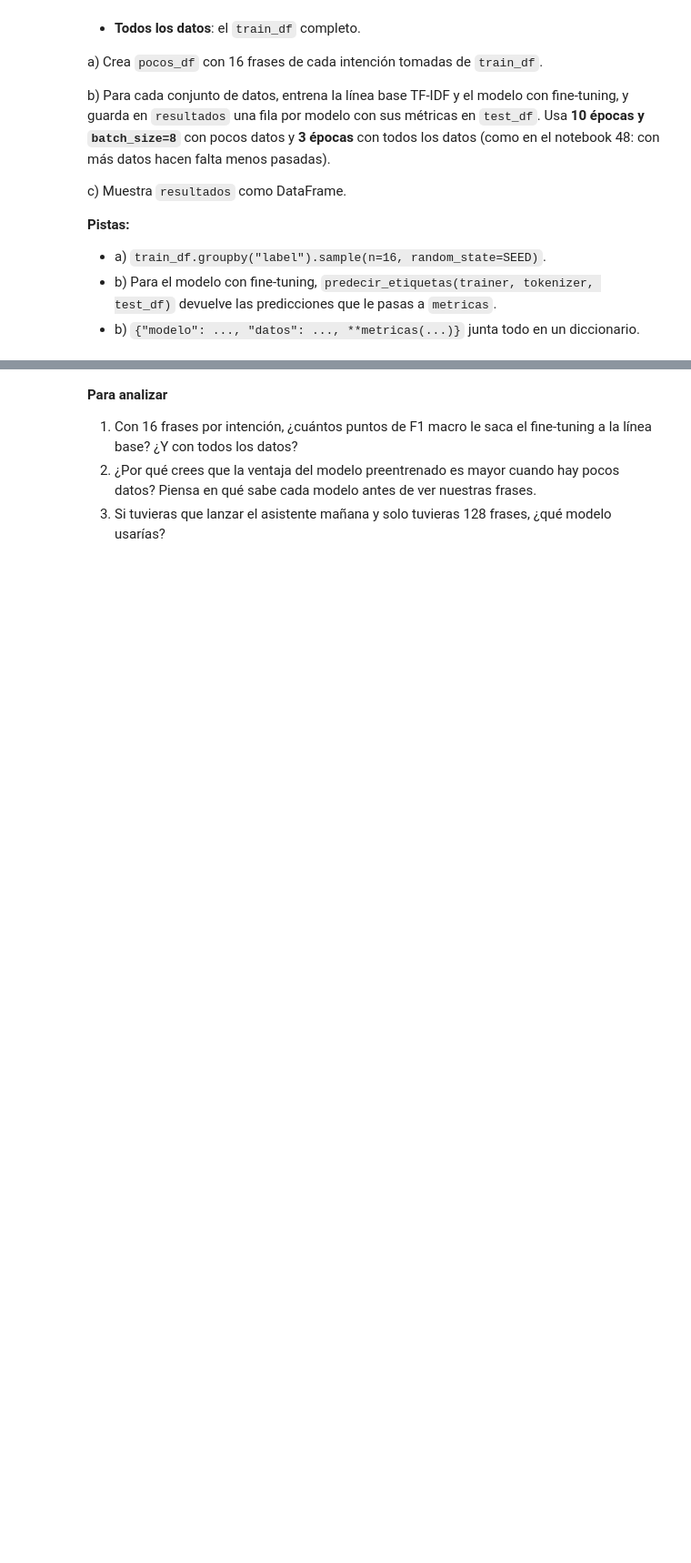
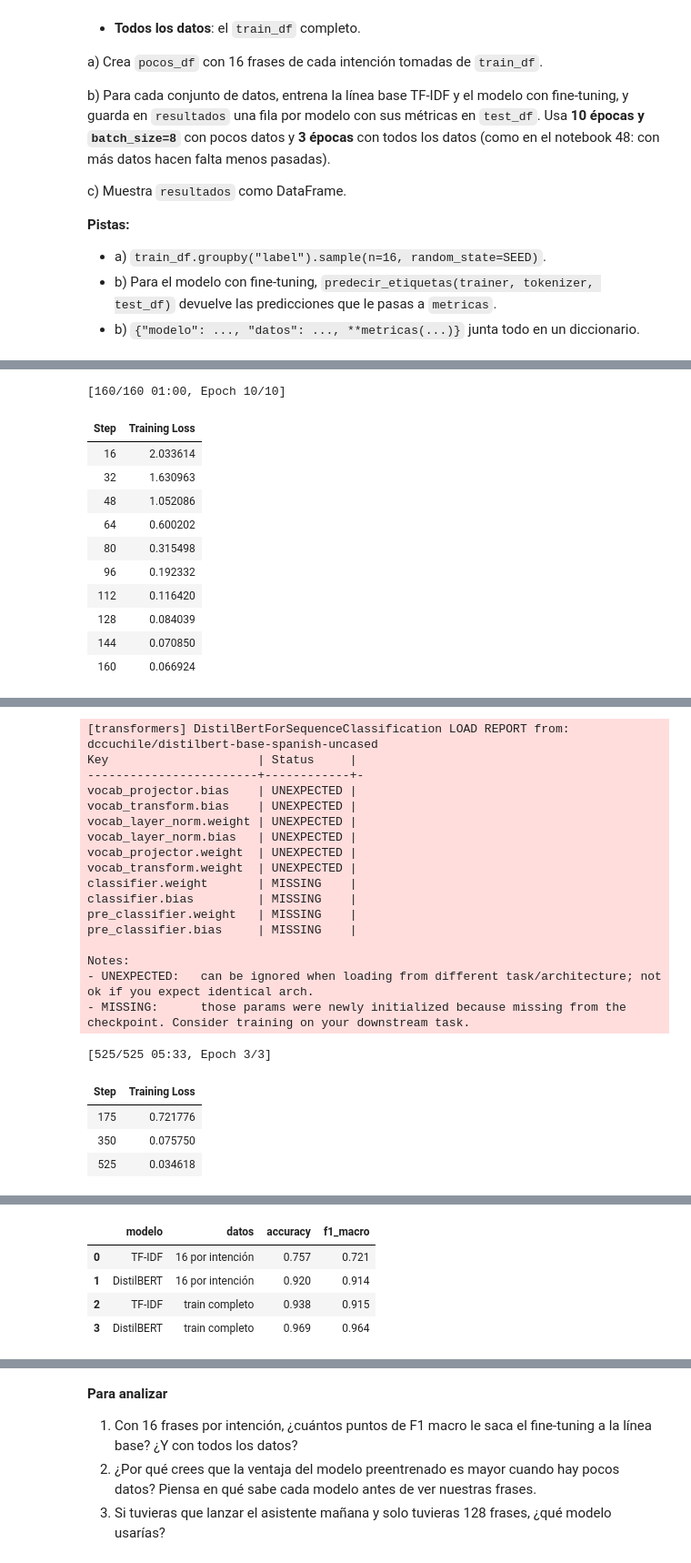
Before and after one commit to JoseOcsa/DataScience, a Jupyter notebook: 20261009_49_LLM_finetuning_intenciones.ipynb, the cells around one changed output, grey strips where cells are left out. Shown at 91% size. Saved outputs shown, nothing was run; the diff lists cells and outputs as text; code cells hidden in the pictures; blank space fills up the shorter version.

```diff
--- a/20261009_49_LLM_finetuning_intenciones.ipynb
+++ b/20261009_49_LLM_finetuning_intenciones.ipynb
@@ -209,19 +250,22 @@ c) Entrena la línea base con `train_df` y evalúala en `test_df`.
 # %%
 # a)
 def entrenar_tfidf(datos):
-    modelo = ...
-    ...
+    modelo = make_pipeline(
+        TfidfVectorizer(ngram_range=(1, 2)),
+        LogisticRegression(max_iter=1000)
+    )
+    modelo.fit(datos["text"], datos["label"])
     return modelo
 
 
 # b)
 def metricas(etiquetas, predicciones):
     return {
-        "accuracy": ...,
-        "f1_macro": ...,
+        "accuracy": round(accuracy_score(etiquetas, predicciones), 3),
+        "f1_macro": round(f1_score(etiquetas, predicciones, average="macro"), 3),
     }
 
 
 # c)
-linea_base = None
+linea_base = entrenar_tfidf(train_df)
 metricas(test_df["label"], linea_base.predict(test_df["text"]))
@@ -247,7 +293,7 @@ def tokenizar(dataset, tokenizer):
 # a)
 def calcular_metricas(eval_pred):
     logits, etiquetas = eval_pred
-    predicciones = ...
+    predicciones = np.argmax(logits, axis=-1)
     return metricas(etiquetas, predicciones)
 
 
@@ -257,9 +303,9 @@ def entrenar(datos, epocas, batch_size=16, learning_rate=5e-5, nombre_modelo=MOD
     tokenizer = AutoTokenizer.from_pretrained(nombre_modelo)
     model = AutoModelForSequenceClassification.from_pretrained(
         nombre_modelo,
-        num_labels=...,
-        id2label=...,
-        label2id=...,
+        num_labels=len(ETIQUETAS),
+        id2label=ETIQUETAS,
+        label2id=ETIQUETA_A_ID,
     )
 
     training_args = TrainingArguments(
@@ -312,7 +358,7 @@ c) Muestra `resultados` como DataFrame.
 - b) `{"modelo": ..., "datos": ..., **metricas(...)}` junta todo en un diccionario.
 # %%
 # a)
-pocos_df = None
+pocos_df = train_df.groupby("label").sample(n=16, random_state=SEED)
 
 # b)
 resultados = []
@@ -320,12 +366,21 @@ modelos = {}
 
 for nombre_datos, datos, epocas, batch_size in [("16 por intención", pocos_df, 10, 8),
                                                  ("train completo", train_df, 3, 16)]:
-    tfidf = ...
-    resultados.append(...)
+    tfidf = entrenar_tfidf(datos)
+    resultados.append({
+        "modelo": "TF-IDF",
+        "datos": nombre_datos,
+        **metricas(test_df["label"], tfidf.predict(test_df["text"]))
+    })
 
-    trainer, tokenizer = ...
+    trainer, tokenizer = entrenar(datos, epocas=epocas, batch_size=batch_size)
     modelos[nombre_datos] = (trainer, tokenizer)
-    resultados.append(...)
+    resultados.append({
+        "modelo": "DistilBERT",
+        "datos": nombre_datos,
+        **metricas(test_df["label"], predecir_etiquetas(trainer, tokenizer, test_df))
+    })
 
 # c)
 pd.DataFrame(resultados)
+# %% [output]
@@ -331,0 +404,12 @@ pd.DataFrame(resultados)
+[160/160 01:00, Epoch 10/10]
+| Step | Training Loss |
+| 16 | 2.033614 |
+| 32 | 1.630963 |
+| 48 | 1.052086 |
+| 64 | 0.600202 |
+| 80 | 0.315498 |
+| 96 | 0.192332 |
+| 112 | 0.116420 |
+| 128 | 0.084039 |
+| 144 | 0.070850 |
+| 160 | 0.066924 |
@@ -331,0 +417,22 @@ pd.DataFrame(resultados)
+[transformers] DistilBertForSequenceClassification LOAD REPORT from: dccuchile/distilbert-base-spanish-uncased
+Key                     | Status     |
+------------------------+------------+-
+vocab_projector.bias    | UNEXPECTED |
+vocab_transform.bias    | UNEXPECTED |
+vocab_layer_norm.weight | UNEXPECTED |
+vocab_layer_norm.bias   | UNEXPECTED |
+vocab_projector.weight  | UNEXPECTED |
+vocab_transform.weight  | UNEXPECTED |
+classifier.weight       | MISSING    |
+classifier.bias         | MISSING    |
+pre_classifier.weight   | MISSING    |
+pre_classifier.bias     | MISSING    |
+
+Notes:
+- UNEXPECTED:   can be ignored when loading from different task/architecture; not ok if you expect identical arch.
+- MISSING:      those params were newly initialized because missing from the checkpoint. Consider training on your downstream task.
+[525/525 05:33, Epoch 3/3]
+| Step | Training Loss |
+| 175 | 0.721776 |
+| 350 | 0.075750 |
+| 525 | 0.034618 |
@@ -331,0 +440,5 @@ pd.DataFrame(resultados)
+|  | modelo | datos | accuracy | f1_macro |
+| 0 | TF-IDF | 16 por intención | 0.757 | 0.721 |
+| 1 | DistilBERT | 16 por intención | 0.920 | 0.914 |
+| 2 | TF-IDF | train completo | 0.938 | 0.915 |
+| 3 | DistilBERT | train completo | 0.969 | 0.964 |
```
Also changed, not shown: parts of 11 cells of this notebook.
